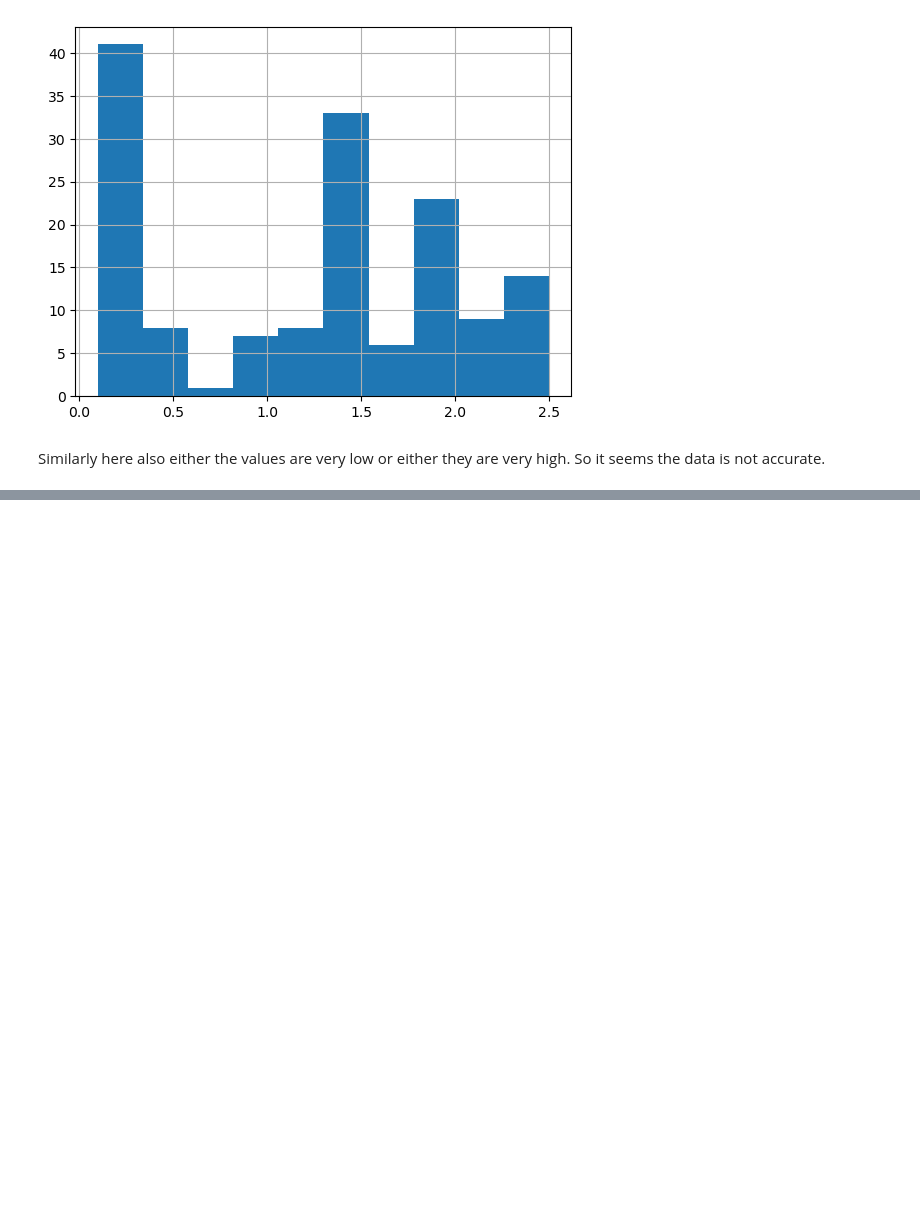
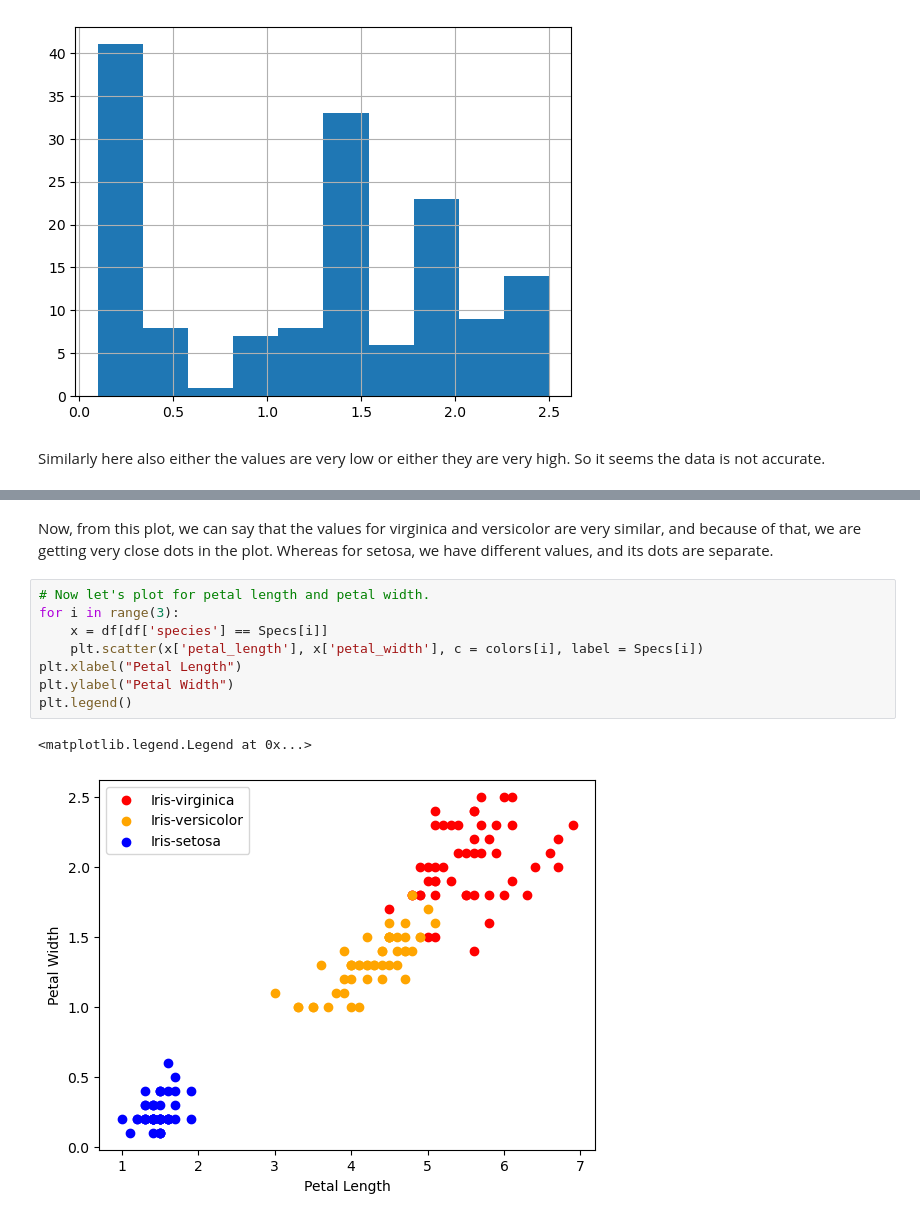
Before and after one commit to 06kunal/Iris_Flower_Classification_WebApp, a Jupyter notebook: Iris_Classification.ipynb, the cells around one changed output, grey strips where cells are left out. Saved outputs shown, nothing was run; the diff lists cells and outputs as text; blank space fills up the shorter version.

```diff
--- a/Iris_Classification.ipynb
+++ b/Iris_Classification.ipynb
@@ -127,0 +143,13 @@ Similarly here also either the values are very low or either they are very high.
+# %% [markdown]
+Now, from this plot, we can say that the values for virginica and versicolor are very similar, and because of that, we are getting very close dots in the plot. Whereas for setosa, we have different values, and its dots are separate.
+# %%
+# Now let's plot for petal length and petal width.
+for i in range(3):
+    x = df[df['species'] == Specs[i]]
+    plt.scatter(x['petal_length'], x['petal_width'], c = colors[i], label = Specs[i])
+plt.xlabel("Petal Length")
+plt.ylabel("Petal Width")
+plt.legend()
+# %% [output]
+<matplotlib.legend.Legend at 0x...>
+[figure, added]
```
Also changed, not shown: parts of 4 cells of this notebook.
